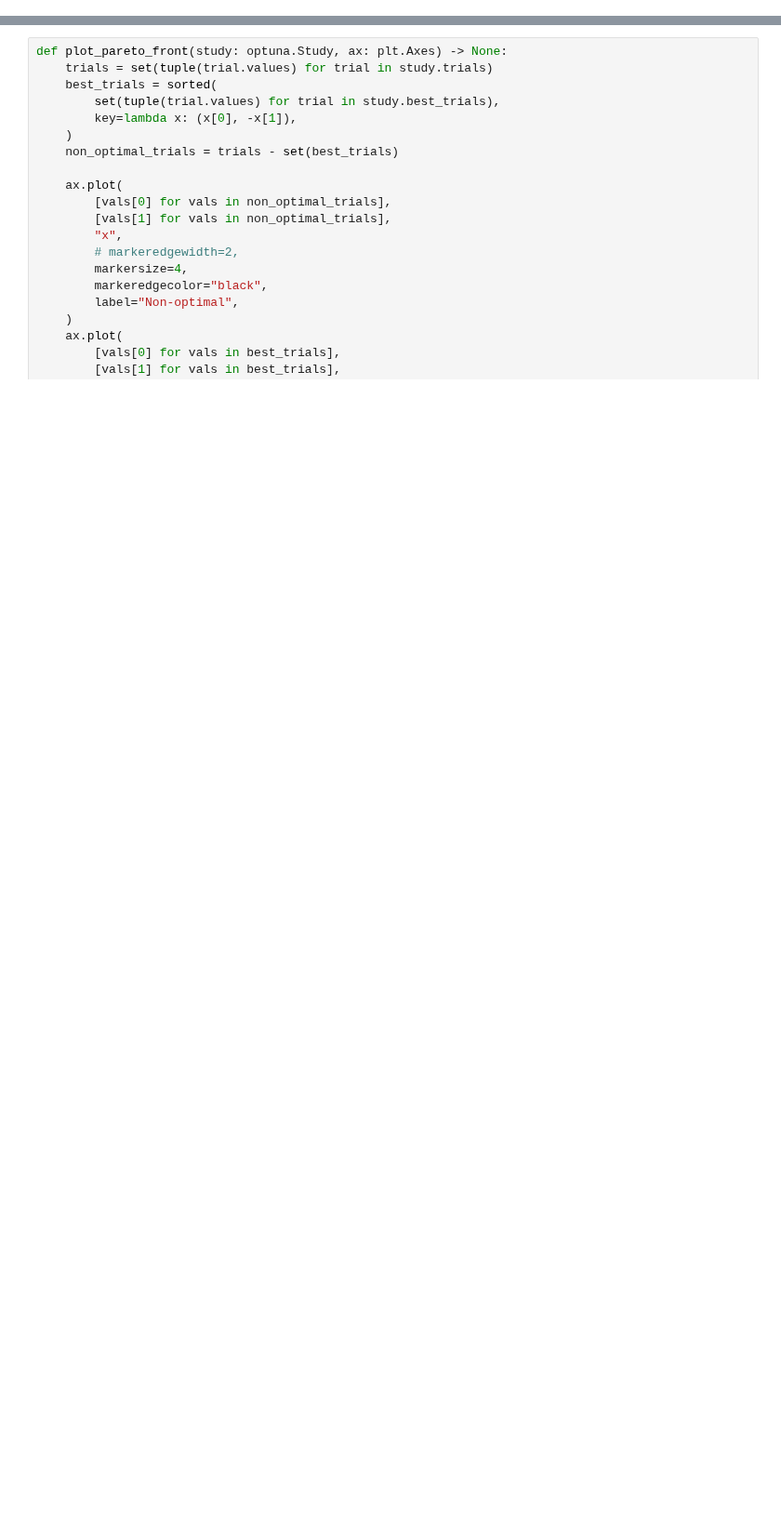
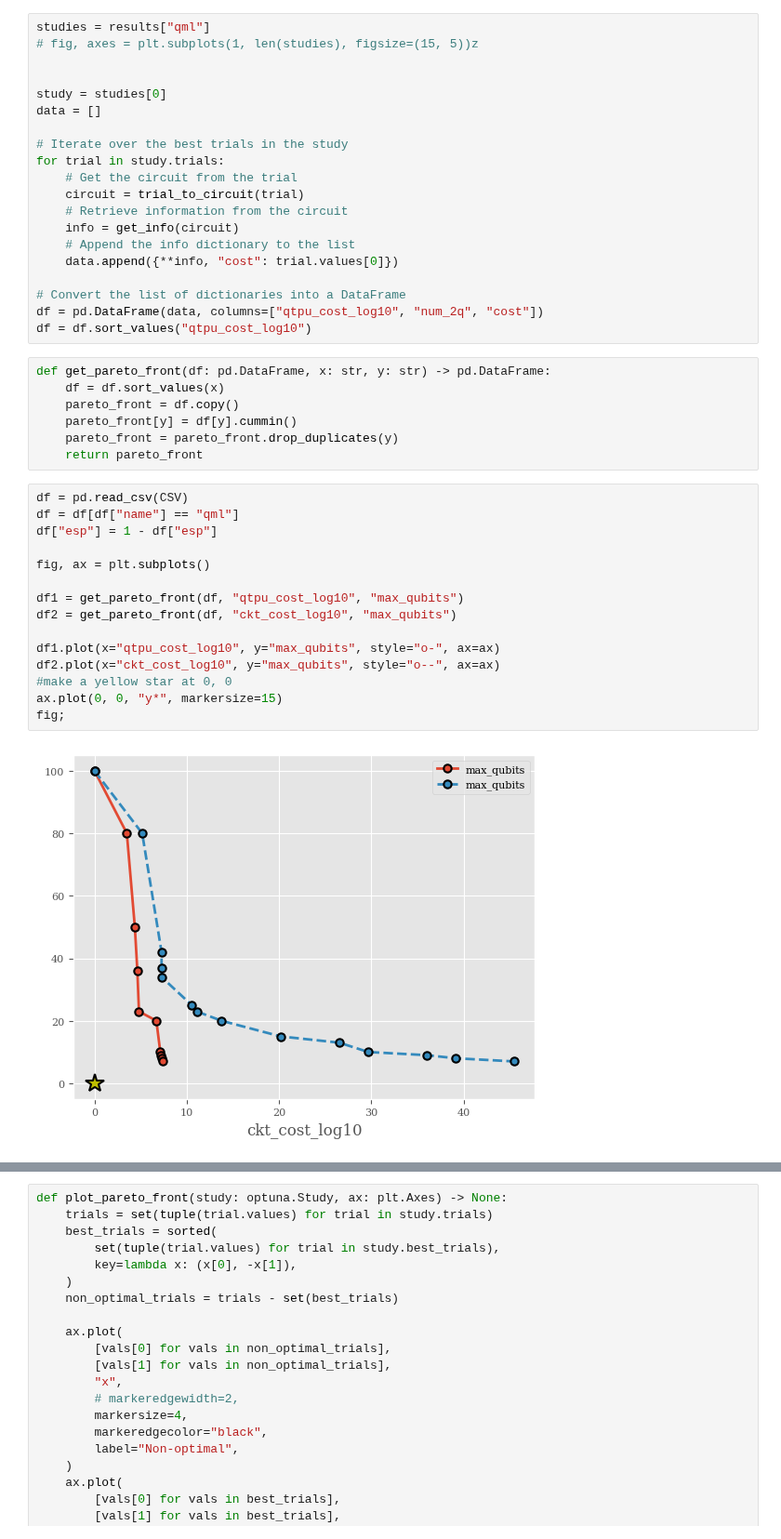
Before and after one commit to nathanieltornow/qtpu, a Jupyter notebook: benchmark/02_tradeoff.ipynb, the cells around one changed output, grey strips where cells are left out. Shown at 93% size. Saved outputs shown, nothing was run; the diff lists cells and outputs as text; blank space fills up the shorter version.

```diff
--- a/benchmark/02_tradeoff.ipynb
+++ b/benchmark/02_tradeoff.ipynb
@@ -23,0 +73,44 @@ studies = [
+# %%
+studies = results["qml"]
+# fig, axes = plt.subplots(1, len(studies), figsize=(15, 5))z
+
+
+study = studies[0]
+data = []
+
+# Iterate over the best trials in the study
+for trial in study.trials:
+    # Get the circuit from the trial
+    circuit = trial_to_circuit(trial)
+    # Retrieve information from the circuit
+    info = get_info(circuit)
+    # Append the info dictionary to the list
+    data.append({**info, "cost": trial.values[0]})
+
+# Convert the list of dictionaries into a DataFrame
+df = pd.DataFrame(data, columns=["qtpu_cost_log10", "num_2q", "cost"])
+df = df.sort_values("qtpu_cost_log10")
+# %%
+def get_pareto_front(df: pd.DataFrame, x: str, y: str) -> pd.DataFrame:
+    df = df.sort_values(x)
+    pareto_front = df.copy()
+    pareto_front[y] = df[y].cummin()
+    pareto_front = pareto_front.drop_duplicates(y)
+    return pareto_front
+# %%
+df = pd.read_csv(CSV)
+df = df[df["name"] == "qml"]
+df["esp"] = 1 - df["esp"]
+
+fig, ax = plt.subplots()
+
+df1 = get_pareto_front(df, "qtpu_cost_log10", "max_qubits")
+df2 = get_pareto_front(df, "ckt_cost_log10", "max_qubits")
+
+df1.plot(x="qtpu_cost_log10", y="max_qubits", style="o-", ax=ax)
+df2.plot(x="ckt_cost_log10", y="max_qubits", style="o--", ax=ax)
+#make a yellow star at 0, 0
+ax.plot(0, 0, "y*", markersize=15)
+fig;
+# %% [output]
+[figure, added]
```
Also changed, not shown: parts of 10 cells of this notebook, 10 other files.
